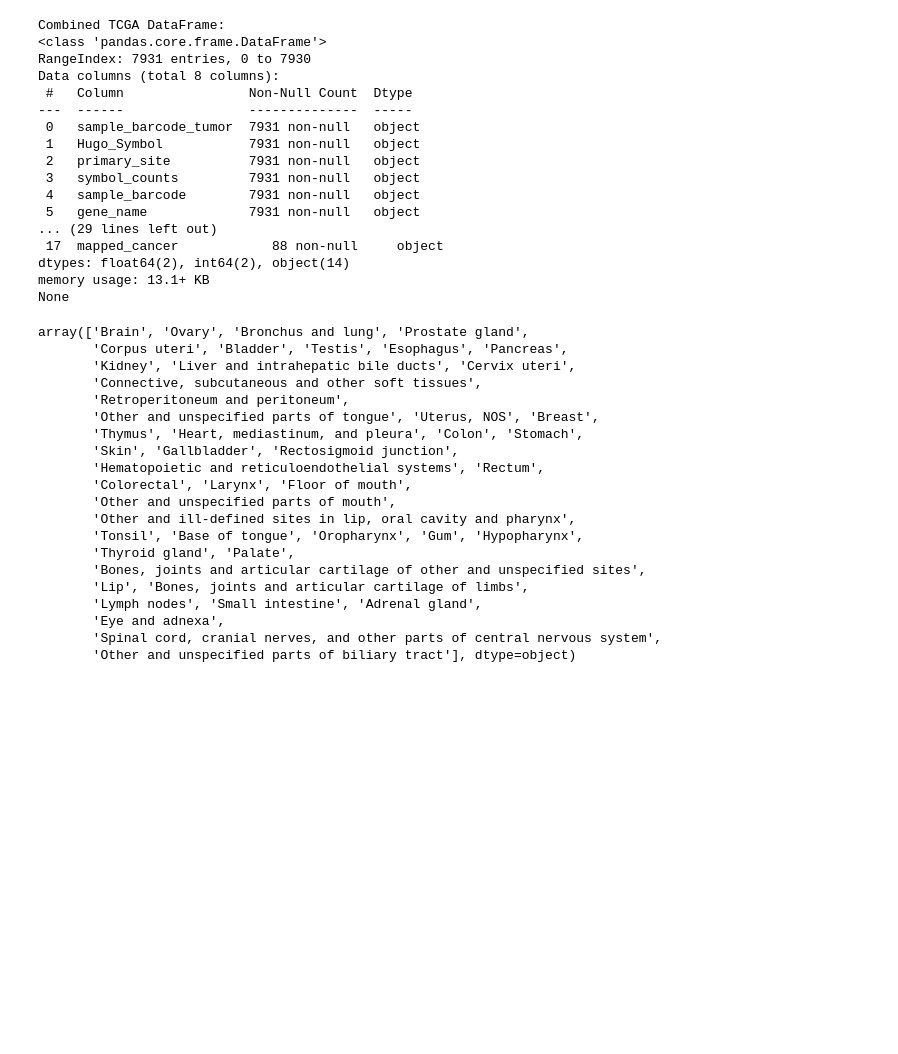
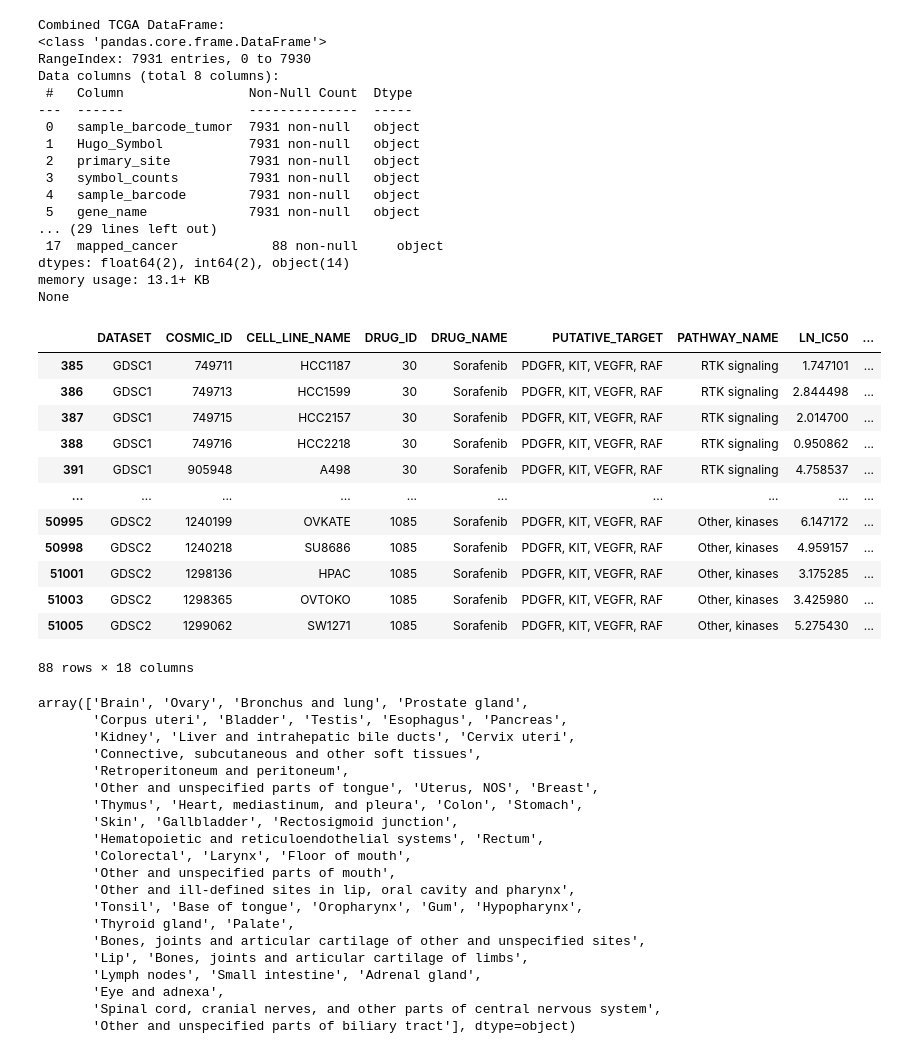
Before and after one commit to marcin119a/GDRP, a Jupyter notebook: payper.ipynb, the cells around one changed output. Drawn from its saved outputs; the diff is of its cells as text; code cells hidden in the pictures; blank space fills up the shorter version.

```diff
--- a/payper.ipynb
+++ b/payper.ipynb
@@ -28,3 +28,19 @@ Data columns (total 8 columns):
 dtypes: float64(2), int64(2), object(14)
 memory usage: 13.1+ KB
 None
+# %%
+filtered_merged_df
+# %% [output]
+|  | DATASET | COSMIC_ID | CELL_LINE_NAME | DRUG_ID | DRUG_NAME | PUTATIVE_TARGET | PATHWAY_NAME | LN_IC50 | ... |
+| 385 | GDSC1 | 749711 | HCC1187 | 30 | Sorafenib | PDGFR, KIT, VEGFR, RAF | RTK signaling | 1.747101 | ... |
+| 386 | GDSC1 | 749713 | HCC1599 | 30 | Sorafenib | PDGFR, KIT, VEGFR, RAF | RTK signaling | 2.844498 | ... |
+| 387 | GDSC1 | 749715 | HCC2157 | 30 | Sorafenib | PDGFR, KIT, VEGFR, RAF | RTK signaling | 2.014700 | ... |
+| 388 | GDSC1 | 749716 | HCC2218 | 30 | Sorafenib | PDGFR, KIT, VEGFR, RAF | RTK signaling | 0.950862 | ... |
+| 391 | GDSC1 | 905948 | A498 | 30 | Sorafenib | PDGFR, KIT, VEGFR, RAF | RTK signaling | 4.758537 | ... |
+| ... | ... | ... | ... | ... | ... | ... | ... | ... | ... |
+| 50995 | GDSC2 | 1240199 | OVKATE | 1085 | Sorafenib | PDGFR, KIT, VEGFR, RAF | Other, kinases | 6.147172 | ... |
+| 50998 | GDSC2 | 1240218 | SU8686 | 1085 | Sorafenib | PDGFR, KIT, VEGFR, RAF | Other, kinases | 4.959157 | ... |
+| 51001 | GDSC2 | 1298136 | HPAC | 1085 | Sorafenib | PDGFR, KIT, VEGFR, RAF | Other, kinases | 3.175285 | ... |
+| 51003 | GDSC2 | 1298365 | OVTOKO | 1085 | Sorafenib | PDGFR, KIT, VEGFR, RAF | Other, kinases | 3.425980 | ... |
+| 51005 | GDSC2 | 1299062 | SW1271 | 1085 | Sorafenib | PDGFR, KIT, VEGFR, RAF | Other, kinases | 5.275430 | ... |
+88 rows × 18 columns
```
Also changed, not shown: parts of 1 cell of this notebook, 5 other files.
